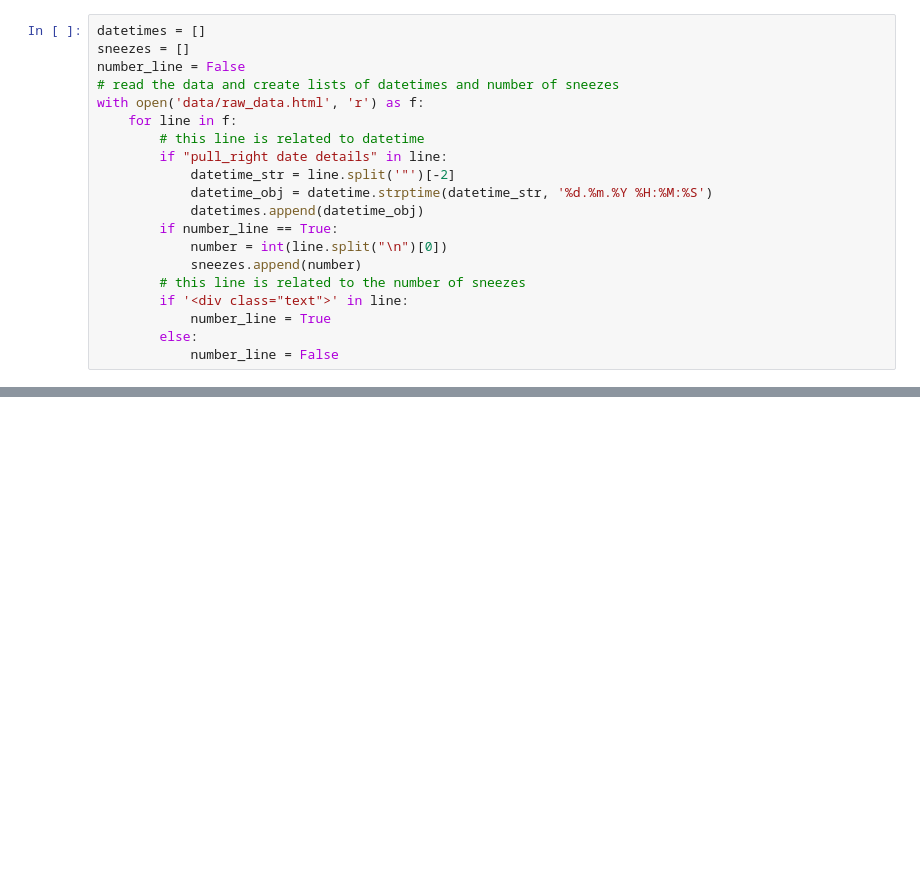
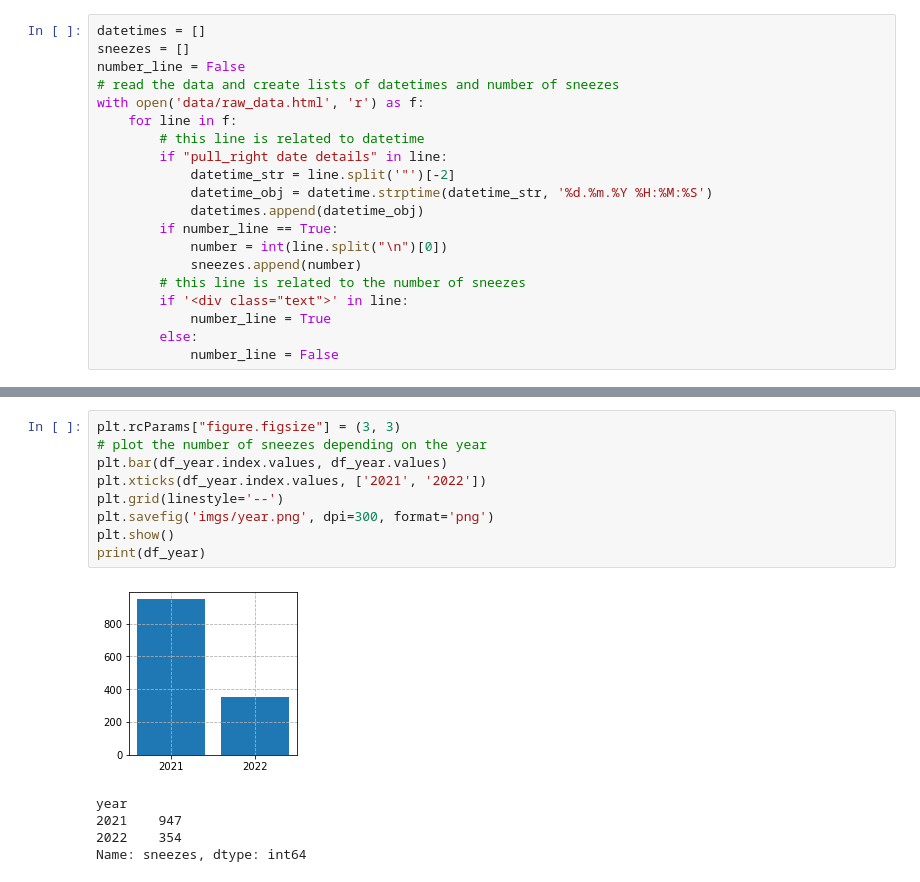
Before and after one commit to adriahf/sneeze-counter, a Jupyter notebook: main.ipynb, the cells around one changed output, grey strips where cells are left out. Saved outputs shown, nothing was run; the diff lists cells and outputs as text; blank space fills up the shorter version.

```diff
--- a/main.ipynb
+++ b/main.ipynb
@@ -25,0 +96,15 @@ df = pd.DataFrame(list(zip(datetimes, sneezes)), columns=['datetimes','sneezes']
+# %%
+plt.rcParams["figure.figsize"] = (3, 3)
+# plot the number of sneezes depending on the year
+plt.bar(df_year.index.values, df_year.values)
+plt.xticks(df_year.index.values, ['2021', '2022'])
+plt.grid(linestyle='--')
+plt.savefig('imgs/year.png', dpi=300, format='png')
+plt.show()
+print(df_year)
+# %% [output]
+[figure, added]
+year
+2021    947
+2022    354
+Name: sneezes, dtype: int64
```
Also changed, not shown: parts of 11 cells of this notebook, 7 other files.
